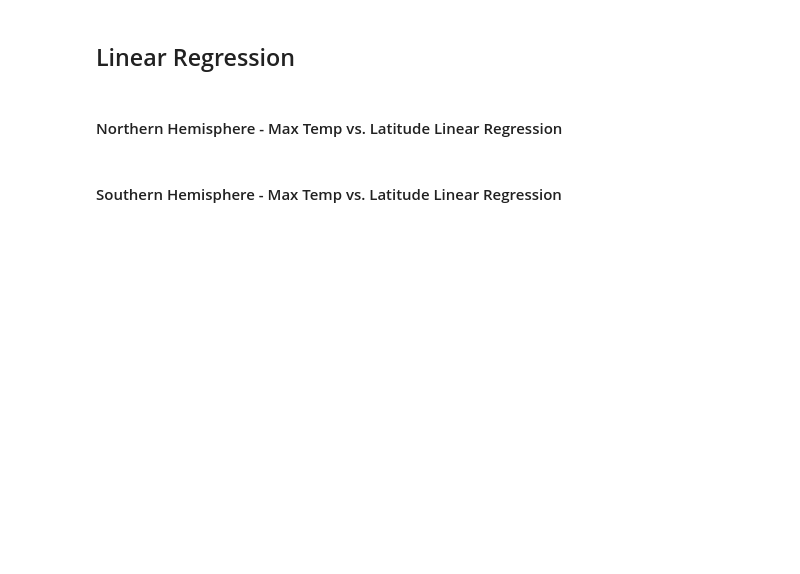
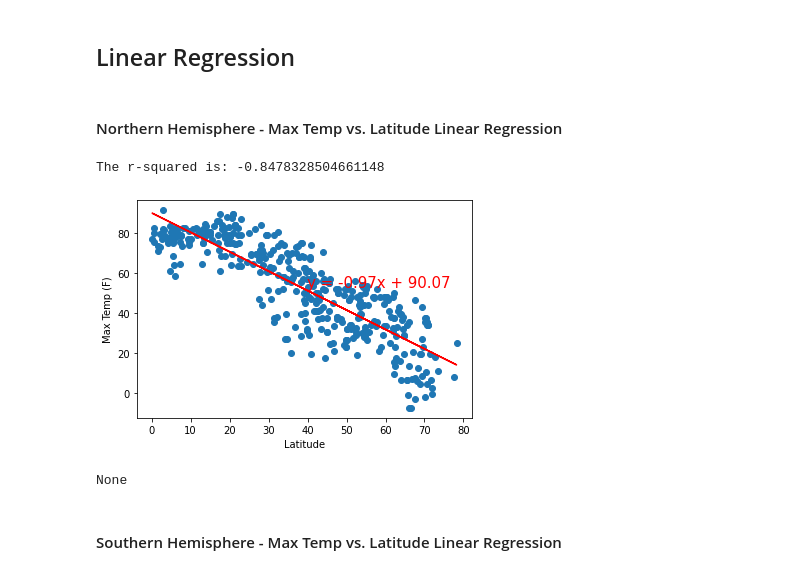
Before and after one commit to anisali01/06-Python-API-Challenge, a Jupyter notebook: WeatherPy.ipynb, the cells around one changed output. Drawn from its saved outputs; the diff is of its cells as text; code cells hidden in the pictures; blank space fills up the shorter version.

Commit message:
Edited a graph. Final commit

```diff
--- a/WeatherPy.ipynb
+++ b/WeatherPy.ipynb
@@ -266,3 +266,12 @@ southern_hemisphere = weather_df.loc[weather_df["Lat"]<0]
+# %%
+x_values = northern_hemisphere["Lat"]
+y_values = northern_hemisphere["Max Temp"]
+plt.ylabel("Max Temp (F)")
+print(linear_reg_plot(x_values,y_values))
+# %% [output]
+The r-squared is: -0.8478328504661148
+[figure, added]
+None
 # %% [markdown]
 ####  Southern Hemisphere - Max Temp vs. Latitude Linear Regression
 # %%
```
Also changed, not shown: parts of 18 cells of this notebook.
